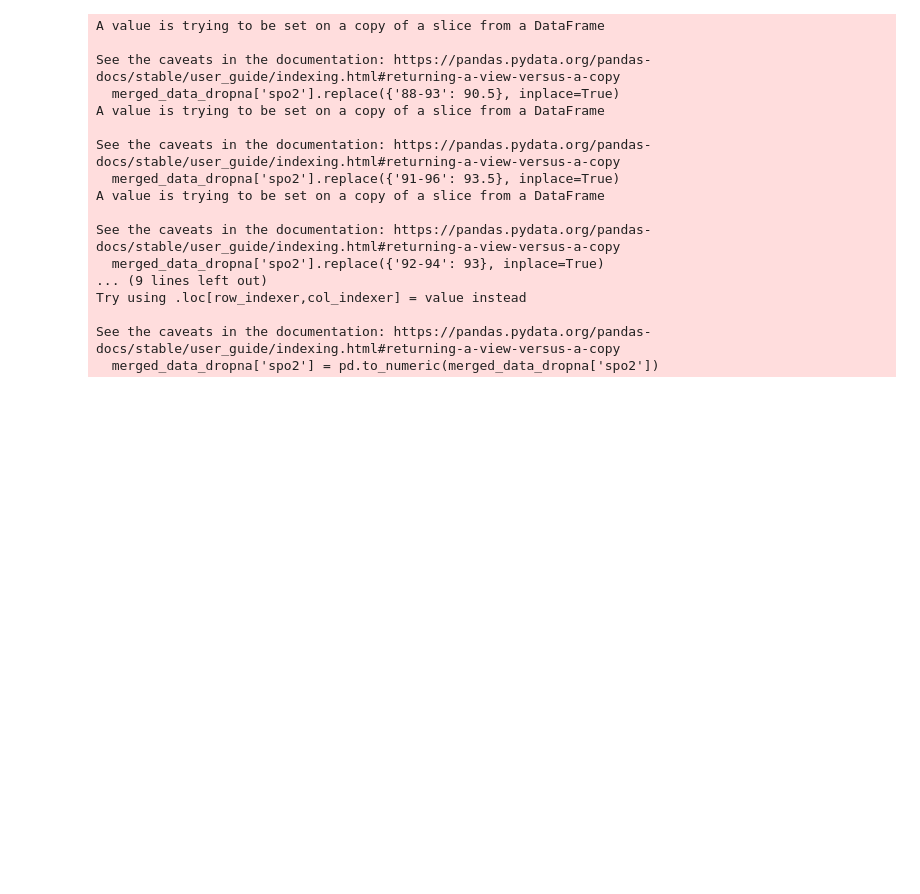
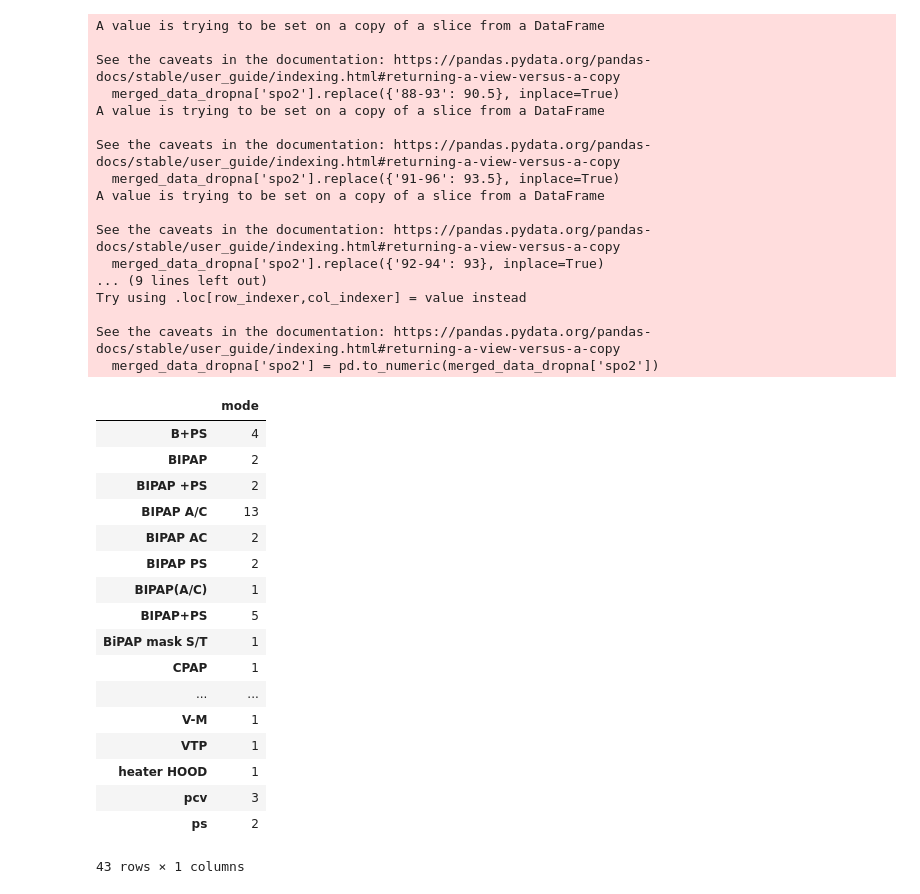
Before and after one commit to yungshun317/sklearn-aftygh-respiratory-therapy, a Jupyter notebook: aftygh_respiratory_therapy.ipynb, the cells around one changed output. Saved outputs shown, nothing was run; the diff lists cells and outputs as text; code cells hidden in the pictures; blank space fills up the shorter version.

```diff
--- a/aftygh_respiratory_therapy.ipynb
+++ b/aftygh_respiratory_therapy.ipynb
@@ -534,3 +536,25 @@ Try using .loc[row_indexer,col_indexer] = value instead
 
 See the caveats in the documentation: https://pandas.pydata.org/pandas-docs/stable/user_guide/indexing.html#returning-a-view-versus-a-copy
   merged_data_dropna['spo2'] = pd.to_numeric(merged_data_dropna['spo2'])
+# %%
+merged_data_mode = merged_data_dropna['mode'].value_counts().sort_index().to_frame()
+merged_data_mode
+# %% [output]
+|  | mode |
+| B+PS | 4 |
+| BIPAP | 2 |
+| BIPAP +PS | 2 |
+| BIPAP A/C | 13 |
+| BIPAP AC | 2 |
+| BIPAP PS | 2 |
+| BIPAP(A/C) | 1 |
+| BIPAP+PS | 5 |
+| BiPAP mask S/T | 1 |
+| CPAP | 1 |
+| ... | ... |
+| V-M | 1 |
+| VTP | 1 |
+| heater HOOD | 1 |
+| pcv | 3 |
+| ps | 2 |
+43 rows × 1 columns
```
Also changed, not shown: parts of 6 cells of this notebook.
